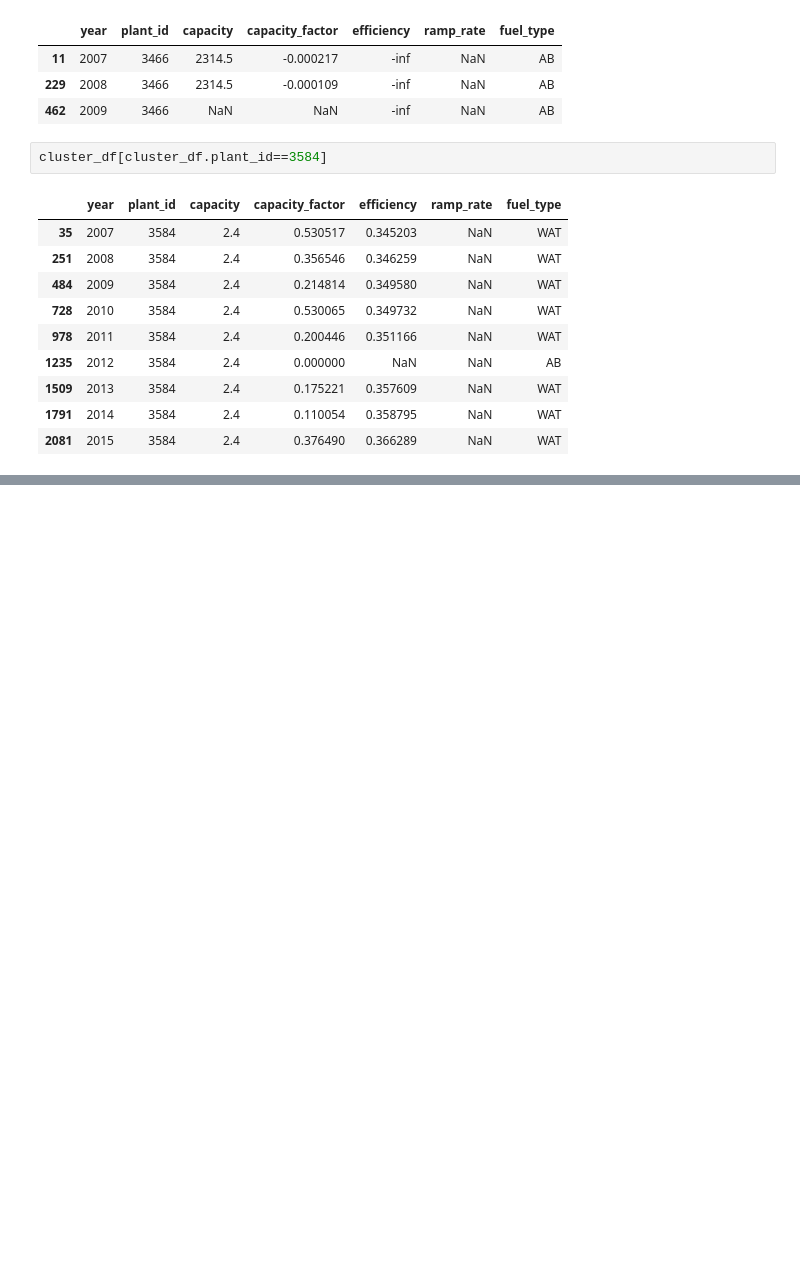
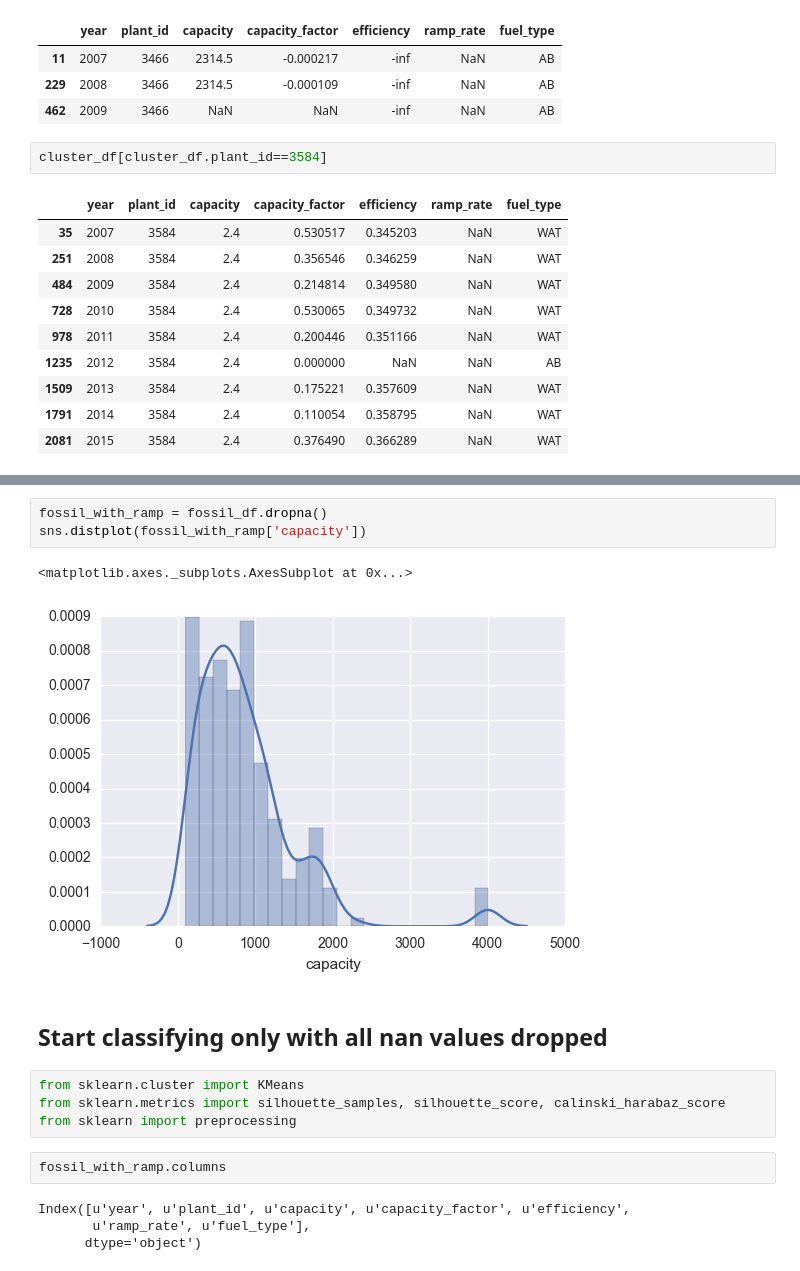
Before and after one commit to gschivley/ERCOT_power, a Jupyter notebook: Group classification/Group classification.ipynb, the cells around one changed output, grey strips where cells are left out. Drawn from its saved outputs; the diff is of its cells as text; blank space fills up the shorter version.

```diff
--- a/Group classification/Group classification.ipynb
+++ b/Group classification/Group classification.ipynb
@@ -73,0 +107,18 @@ cluster_df[cluster_df.plant_id==3584]
+# %%
+fossil_with_ramp = fossil_df.dropna()
+sns.distplot(fossil_with_ramp['capacity'])
+# %% [output]
+<matplotlib.axes._subplots.AxesSubplot at 0x...>
+[figure, added]
+# %% [markdown]
+## Start classifying only with all nan values dropped
+# %%
+from sklearn.cluster import KMeans
+from sklearn.metrics import silhouette_samples, silhouette_score, calinski_harabaz_score
+from sklearn import preprocessing
+# %%
+fossil_with_ramp.columns
+# %% [output]
+Index([u'year', u'plant_id', u'capacity', u'capacity_factor', u'efficiency',
+       u'ramp_rate', u'fuel_type'],
+      dtype='object')
```
Also changed, not shown: parts of 24 cells of this notebook.
